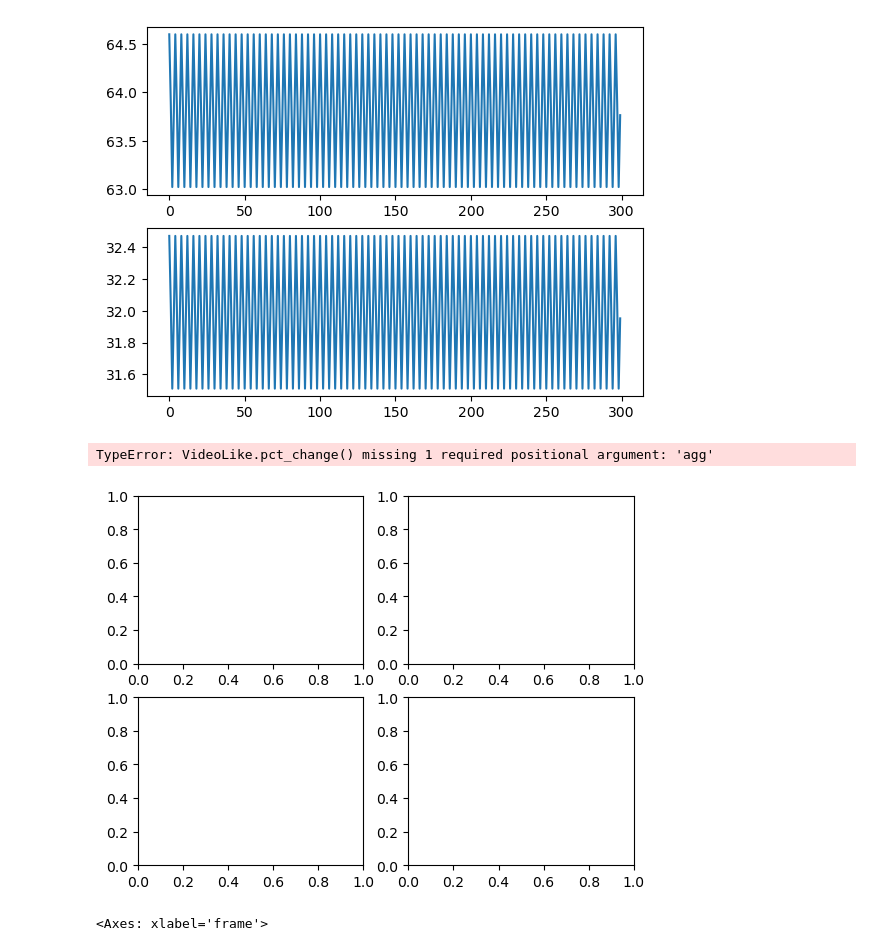
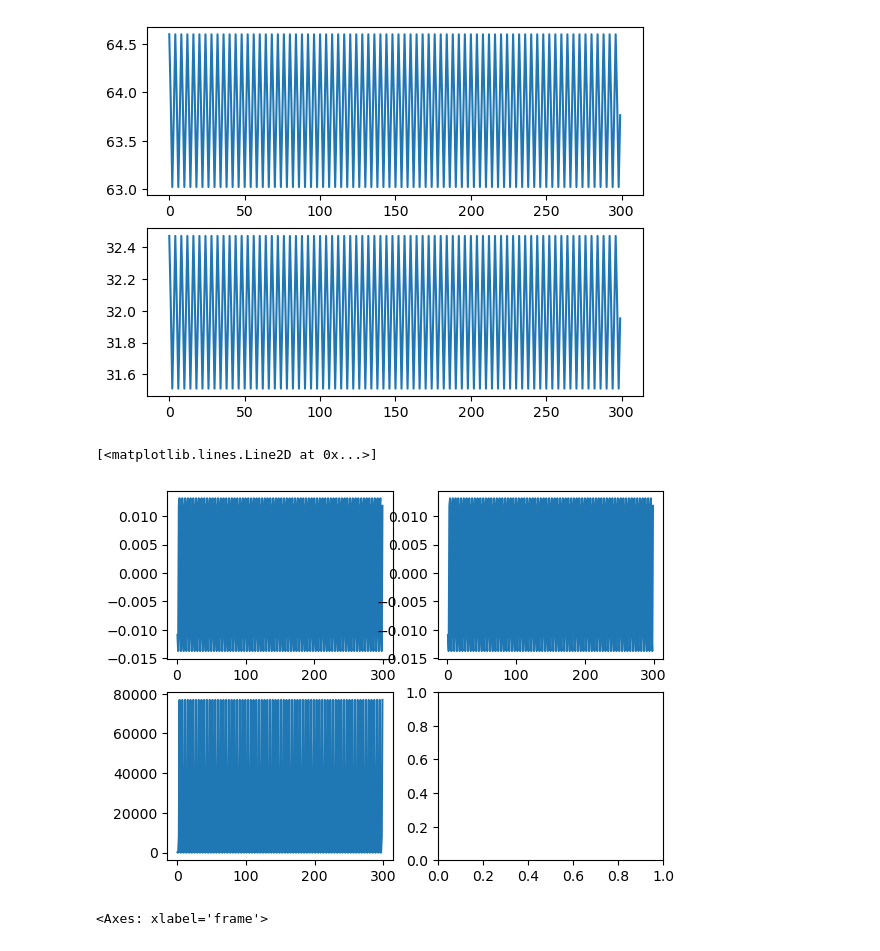
Before and after one commit to dream-team-nadia-woody/epilator, a Jupyter notebook: vid_test.ipynb, the cells around one changed output. Drawn from its saved outputs; the diff is of its cells as text; code cells hidden in the pictures.

```diff
--- a/vid_test.ipynb
+++ b/vid_test.ipynb
@@ -26,13 +26,13 @@ plt.show()
 # %%
 reload(v)
 
 fig, axs = plt.subplots(2, 2)
-axs[0, 0].plot(vid.pct_change('value', 1))
+axs[0, 0].plot(vid.pct_change('value', 1,'mean'))
 axs[0][1].plot(vid.value.pct_change(1))
 axs[1, 0].plot(vid.hue.agg('sum'))
 # %% [output]
-TypeError: VideoLike.pct_change() missing 1 required positional argument: 'agg'
+[<matplotlib.lines.Line2D at 0x...>]
-[figure, old version]
+[figure, new version]
 # %%
 reload(vl)
 reload(v)
```
Also changed, not shown: parts of 1 cell of this notebook, 1 other file.
